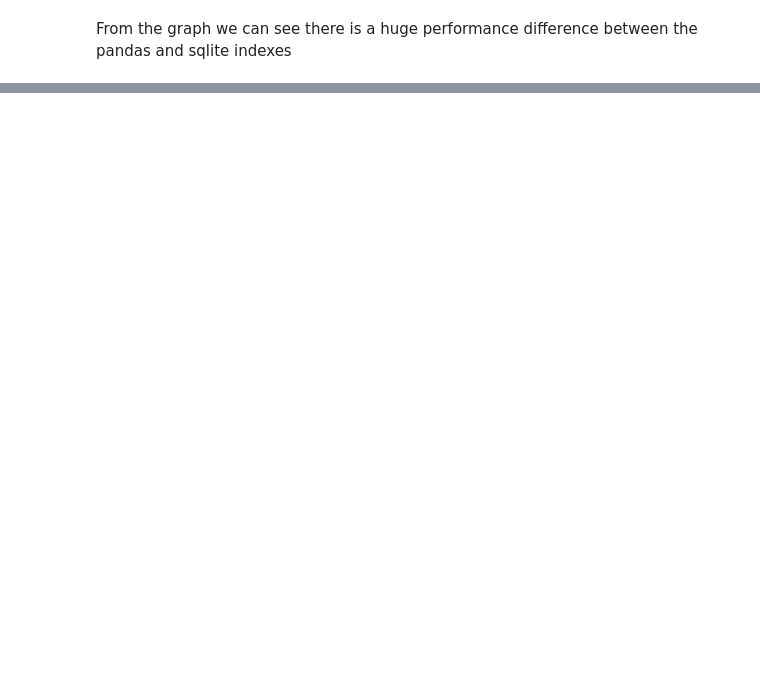
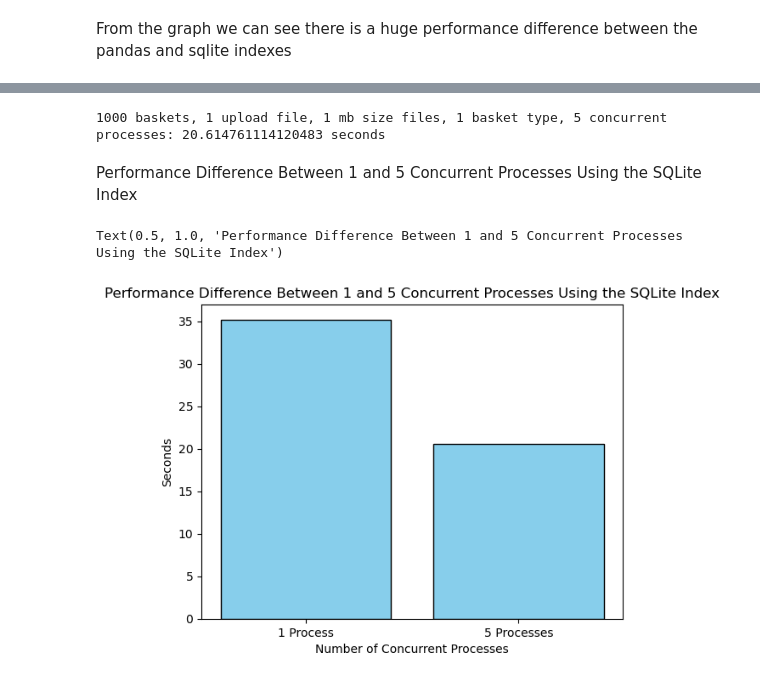
Before and after one commit to 309thEDDGE/weave, a Jupyter notebook: weave/analytics/index_upload_tests.ipynb, the cells around one changed output, grey strips where cells are left out. Saved outputs shown, nothing was run; the diff lists cells and outputs as text; code cells hidden in the pictures; blank space fills up the shorter version.

```diff
--- a/weave/analytics/index_upload_tests.ipynb
+++ b/weave/analytics/index_upload_tests.ipynb
@@ -132,0 +163,40 @@ From the graph we can see there is a huge performance difference between the pan
+# %%
+baskets = generate_dummy_baskets(basket_count=1000, file_count=1, file_size_mb=1, file_path="dummy_txt", num_basket_types=1)
+
+# Create a delayed function to upload all of our chunks
+@delayed
+def upload_chunk(chunk):
+    pantry = Pantry(IndexSQLite, pantry_path="dummy_pantry", file_system=LocalFileSystem())
+    run_index_basket_upload_test(chunk, pantry)
+
+# Create 5 equal chunks each with 200 baskets
+chunks = [baskets[i:i+200] for i in range(0, len(baskets), 200)]
+
+# Upload all chunks in parallel
+delayed_uploads = [upload_chunk(chunk) for chunk in chunks]
+
+start_time = time.time()
+results = client.compute(delayed_uploads, sync=True)
+end_time = time.time()
+sqlite_time_con1 = end_time - start_time
+print(f"1000 baskets, 1 upload file, 1 mb size files, 1 basket type, 5 concurrent processes: {sqlite_time_con1} seconds")
+
+shutil.rmtree("dummy_txt")
+shutil.rmtree("dummy_pantry")
+pantry_sqlite_con.index.drop_index()
+# %% [output]
+1000 baskets, 1 upload file, 1 mb size files, 1 basket type, 5 concurrent processes: 20.614761114120483 seconds
+# %% [markdown]
+Performance Difference Between 1 and 5 Concurrent Processes Using the SQLite Index
+# %%
+categories = ["1 Process", "5 Processes"]
+values = [sqlite_time1, sqlite_time_con1]
+
+plt.bar(categories, values, color='skyblue', edgecolor='black')
+
+plt.xlabel('Number of Concurrent Processes')
+plt.ylabel('Seconds')
+plt.title('Performance Difference Between 1 and 5 Concurrent Processes Using the SQLite Index')
+# %% [output]
+Text(0.5, 1.0, 'Performance Difference Between 1 and 5 Concurrent Processes Using the SQLite Index')
+[figure, added]
```
Also changed, not shown: parts of 7 cells of this notebook, 1 other file.
